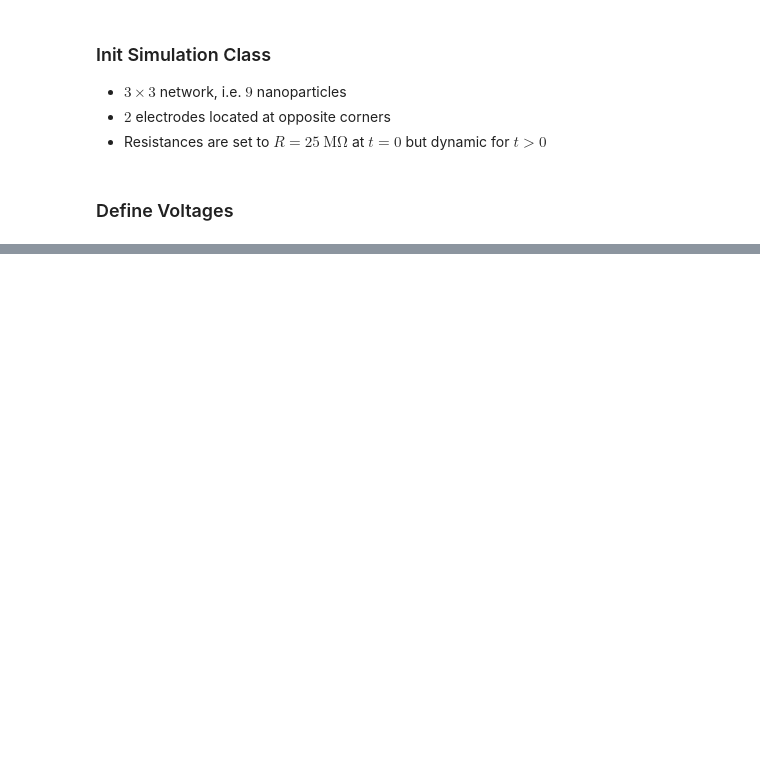
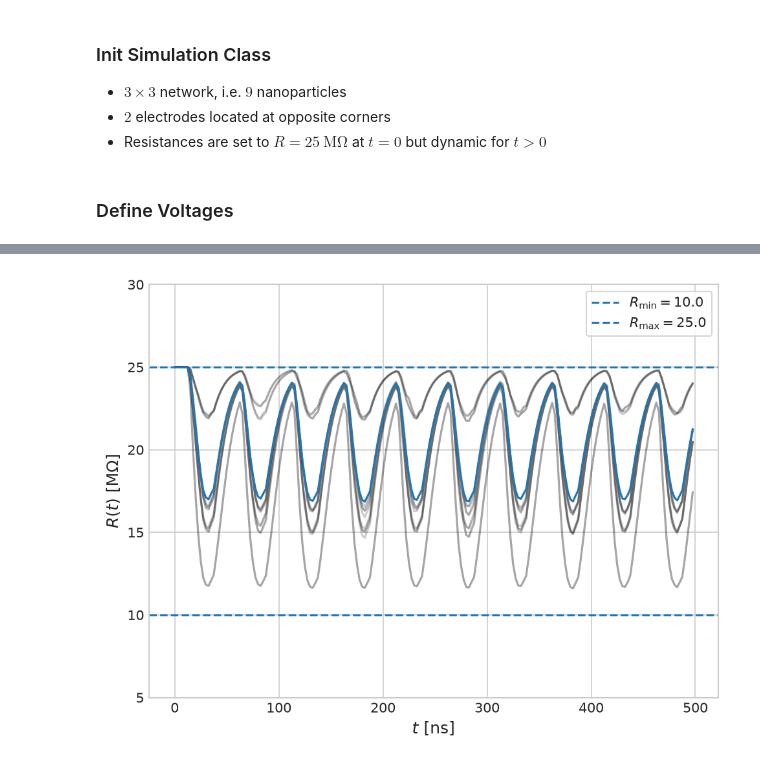
Before and after one commit to JonasMnsing/nanonets, a Jupyter notebook: tutorials/03_dynamic_resistances.ipynb, the cells around one changed output, grey strips where cells are left out. Cells and saved outputs as stored; diff of their text form; code cells hidden in the pictures; blank space fills up the shorter version.

```diff
--- a/tutorials/03_dynamic_resistances.ipynb
+++ b/tutorials/03_dynamic_resistances.ipynb
@@ -40,0 +94,16 @@ _ = ax.set_ylabel("$$")
+# %%
+df_r = pd.DataFrame(r)
+
+fig = plt.figure(dpi=150, layout='constrained')
+ax = fig.add_subplot()
+_ = ax.plot(t[:n_plot_periods*samples_per_period]*1e9, df_r.values[:n_plot_periods*samples_per_period,:], alpha=0.1, color='black')
+_ = ax.plot(t[:n_plot_periods*samples_per_period]*1e9, df_r.mean(axis=1)[:n_plot_periods*samples_per_period])
+
+_ = ax.set_xlabel("$t~[\\mathrm{ns}]$", size='large')
+_ = ax.set_ylabel("$R(t)~[\\mathrm{M\\Omega}]$", size='large')
+_ = ax.axhline(dyn_res['R_min'], label=f'$R_\\mathrm{{min}} = {dyn_res['R_min']}$', ls='--')
+_ = ax.axhline(dyn_res['R_max'], label=f'$R_\\mathrm{{max}} = {dyn_res['R_max']}$', ls='--')
+_ = ax.set_ylim(5,30)
+_ = ax.legend(frameon=True)
+# %% [output]
+[figure, added]
```
Also changed, not shown: parts of 7 cells of this notebook, 7 other files.
